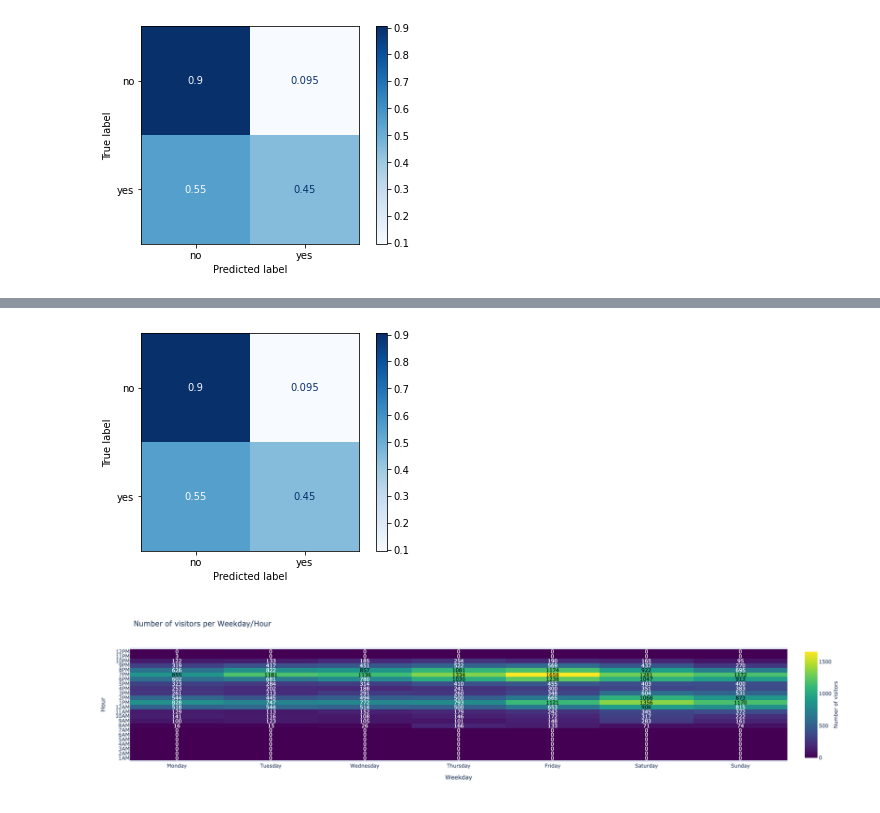
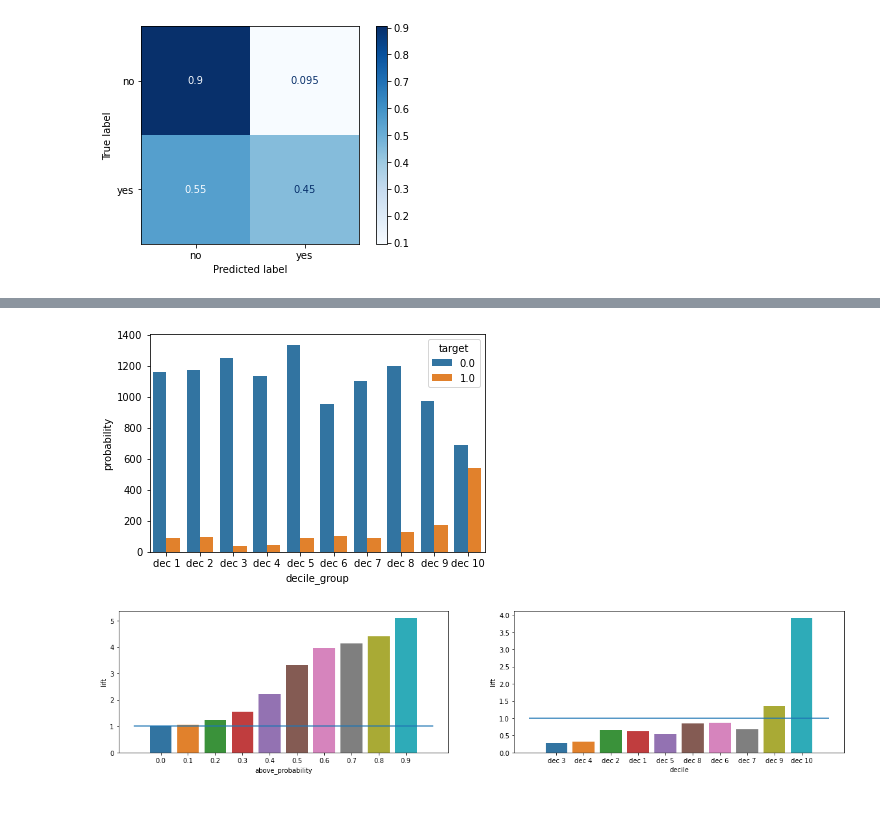
Before and after one commit to matthewswogger/Bank-Telemarketing, a Jupyter notebook: notebooks/4_gridsearch_models.ipynb, the cells around one changed output, grey strips where cells are left out. Cells and saved outputs as stored; diff of their text form; code cells hidden in the pictures.

```diff
--- a/notebooks/4_gridsearch_models.ipynb
+++ b/notebooks/4_gridsearch_models.ipynb
@@ -302,52 +248,7 @@ fig.show()
-# %%
-plot_confusion_matrix(clf, X_holdout, y_holdout,
-                      display_labels=['no', 'yes'],
-                      cmap=plt.cm.Blues,
-                      normalize='true'
-                     );
-# %% [output]
-[figure, removed]
-# %%
-visitors_array=np.array([[ 0, 0, 0, 0, 0, 0, 0],
-[ 0, 0, 0, 0, 0, 0, 0],
-[ 0, 0, 0, 0, 0, 0, 0],
-[ 0, 0, 0, 0, 0, 0, 0],
-[ 0, 0, 0, 0, 0, 0, 0],
-[ 0, 0, 0, 0, 0, 0, 0],
-[ 0, 0, 0, 0, 0, 0, 0],
-[ 16, 15, 26, 166, 133, 71, 74],
-[ 100, 123, 105, 101, 148, 283, 161],
-[ 141, 116, 108, 146, 172, 317, 222],
-[ 129, 113, 152, 179, 242, 345, 372],
-[ 518, 544, 514, 500, 653, 906, 815],
-[ 828, 747, 772, 793, 1121, 1356, 1170],
-[ 544, 445, 494, 500, 665, 1068, 873],
-[ 261, 213, 291, 260, 348, 604, 531],
-[ 253, 202, 188, 241, 300, 351, 383],
-[ 323, 284, 314, 410, 455, 403, 400],
-[ 602, 681, 780, 1030, 1238, 1047, 913],
-[ 855, 1181, 1136, 1334, 1658, 1281, 1172],
-[ 626, 822, 857, 1081, 1174, 922, 695],
-[ 319, 417, 451, 522, 569, 437, 270],
-[ 122, 133, 185, 254, 190, 165, 95],
-[ 3, 0, 0, 0, 0, 0, 0],
-[ 0, 0, 0, 0, 0, 0, 0]], dtype=np.int16)
-
-#display(nparray)
-Weekdays_list = ['Monday', 'Tuesday', 'Wednesday', 'Thursday', 'Friday', 'Saturday', 'Sunday'] # Order may be different
-Hours_list = ['{:d}AM'.format(i+1) for i in range(12)] + ['{:d}PM'.format(i+1) for i in range(12)]
-
-layout_heatmap = go.Layout(
-    title=('Number of visitors per Weekday/Hour'),
-    xaxis=dict(title='Weekday'),
-    yaxis=dict(title='Hour', dtick=1)
-)
-
-ff_fig = ff.create_annotated_heatmap(x= Weekdays_list, y=Hours_list, z=visitors_array, showscale = True, colorscale='Viridis')
-fig  = go.FigureWidget(ff_fig)
-fig.layout=layout_heatmap
-fig.layout.annotations = ff_fig.layout.annotations
-fig.data[0].colorbar = dict(title='Number of visitors', titleside = 'right')
-fig.show()
-# %% [output]
-[figure, removed]
+# %%
+y_probs = clf.predict_proba(X_holdout)[:,1]
+y_pred = clf.predict(X_holdout)
+# %%
+res = pd.DataFrame(np.column_stack((y_holdout, y_probs, y_pred)),
+                   columns=['target', 'probability', 'prediction'])
+res['decile_group'] = pd.qcut(res.probability, 10, labels=['dec 1', 'dec 2', 'dec 3', 'dec 4', 'dec 5', 'dec 6', 'dec 7', 'dec 8', 'dec 9', 'dec 10'])
@@ -353,0 +257,5 @@ fig.show()
+# %%
+g = res.groupby(['decile_group', 'target']).count()
+sns.barplot(data=g.reset_index(), x='decile_group', y='probability', hue='target');
+# %% [output]
+[figure, added]
@@ -353,0 +281,8 @@ fig.show()
+# %%
+f, (ax1, ax2) = plt.subplots(ncols=2, figsize=(20,4))
+sns.barplot(data=above_prob, x='above_probability', y='lift', ax=ax1)
+sns.barplot(data=deciles, x='decile', y='lift', ax=ax2)
+ax1.hlines(1, -1, 10)
+ax2.hlines(1, -1, 10);
+# %% [output]
+[figure, added]
```
Also changed, not shown: parts of 15 cells of this notebook, 2 other files.
